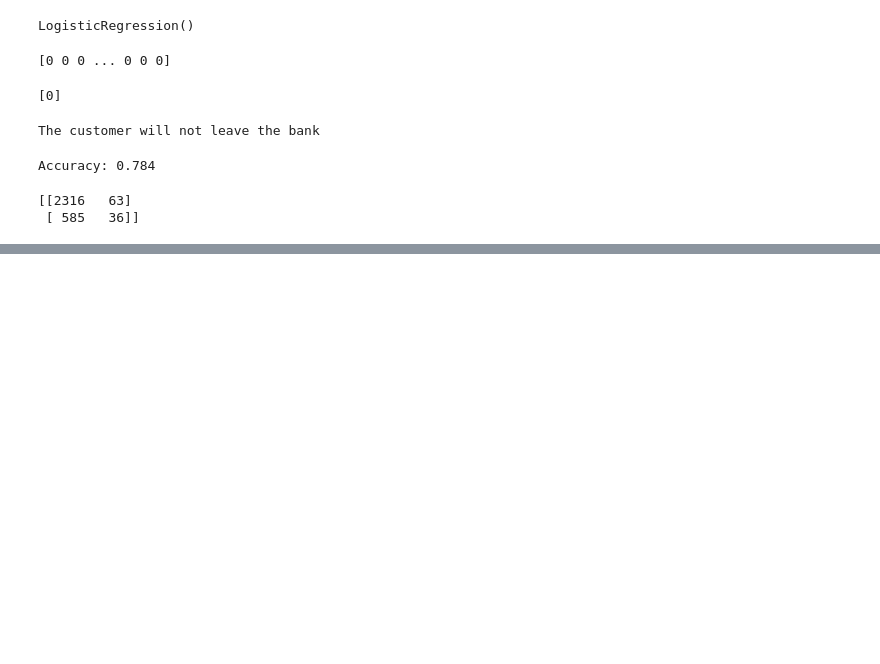
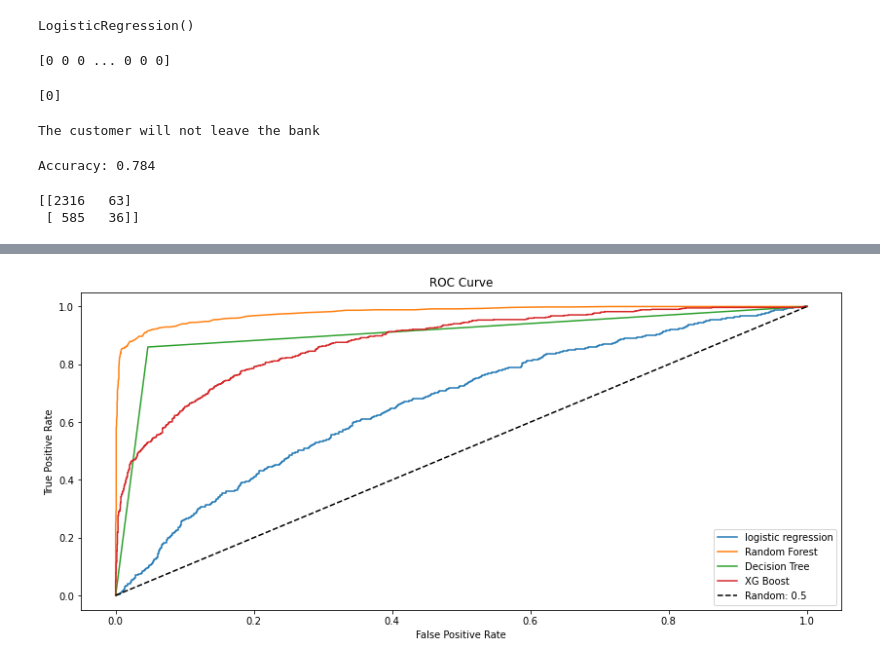
Before and after one commit to DevangML/CUAMRP, a Jupyter notebook: src/services/notebooks/Churn/new churn.ipynb, the cells around one changed output, grey strips where cells are left out. Cells and saved outputs as stored; diff of their text form; code cells hidden in the pictures; blank space fills up the shorter version.

```diff
--- a/src/services/notebooks/Churn/new churn.ipynb
+++ b/src/services/notebooks/Churn/new churn.ipynb
@@ -422,0 +458,26 @@ pickle.dump(clf, open(filename, 'wb'))
+# %%
+y_pred_proba_lr = lr.predict_proba(test_features)[::,1]
+fpr, tpr, _ = metrics.roc_curve(test_labels,  y_pred_proba_lr)
+# %%
+y_pred_proba_clf = clf.predict_proba(X_test)[::,1]
+fpr1, tpr1, _ = metrics.roc_curve(y_test,  y_pred_proba_clf)
+# %%
+y_pred_proba_clf1 = clf1.predict_proba(X_test)[::,1]
+fpr2, tpr2, _ = metrics.roc_curve(y_test,  y_pred_proba_clf1)
+# %%
+y_pred_proba_xgb = xgb_model.predict_proba(X_test)[::,1]
+fpr3, tpr3, _ = metrics.roc_curve(y_test,  y_pred_proba_xgb)
+# %%
+plt.figure(figsize = (14,6),linewidth=1)
+plt.plot(fpr,tpr,label='logistic regression')
+plt.plot(fpr1,tpr1,label='Random Forest')
+plt.plot(fpr2,tpr2,label='Decision Tree')
+plt.plot(fpr3,tpr3,label='XG Boost')
+plt.plot([0,1], [0,1], 'k--', label = 'Random: 0.5')
+plt.ylabel('True Positive Rate')
+plt.xlabel('False Positive Rate')
+plt.title('ROC Curve')
+plt.legend(loc='best')
+plt.show()
+# %% [output]
+[figure, added]
```
Also changed, not shown: parts of 40 cells of this notebook, 5 other files.
